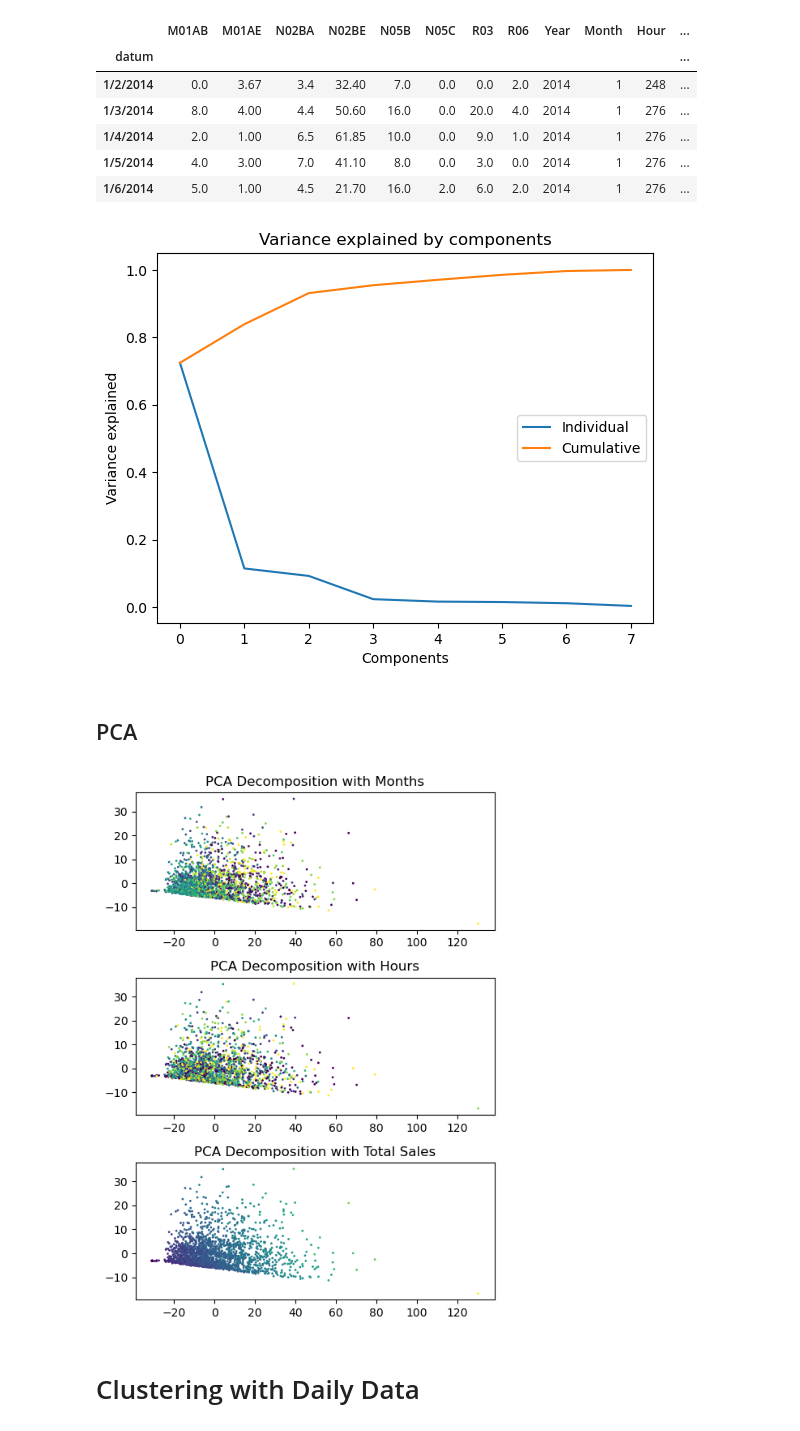
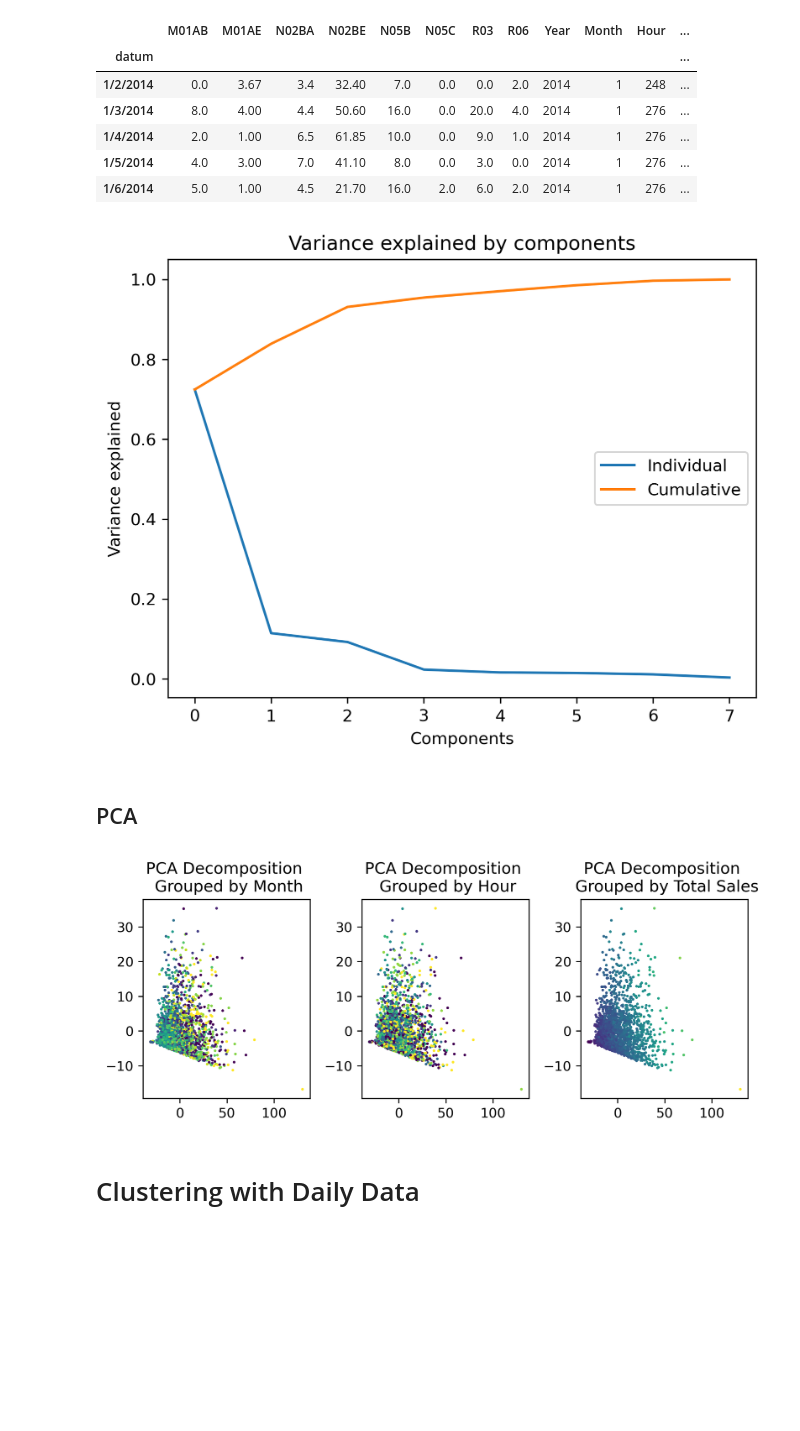
Before and after one commit to chloe-engler-hart/vol3_project, a Jupyter notebook: Scripts/2_clustering_daily.ipynb, the cells around one changed output. Drawn from its saved outputs; the diff is of its cells as text; code cells hidden in the pictures; blank space fills up the shorter version.

Commit message:
updated figures and changed file paths

```diff
--- a/Scripts/2_clustering_daily.ipynb
+++ b/Scripts/2_clustering_daily.ipynb
@@ -32,16 +32,17 @@ daily_centered[drug_list] = daily_centered[drug_list]\
 # Look at variance explained by the components
 pca = PCA(n_components=8)
 pca.fit(daily_centered[drug_list])
+plt.figure(dpi=300)
 plt.plot(pca.explained_variance_ratio_, label='Individual')
 plt.plot(np.cumsum(pca.explained_variance_ratio_), label='Cumulative')
 plt.title('Variance explained by components')
 plt.xlabel('Components')
 plt.ylabel('Variance explained')
 plt.legend()
-plt.savefig('../Figures/Figure_1.png')
+plt.savefig('../Figures/Supplementary_figure_1.png')
 plt.show()
 # %% [output]
-[figure, old version]
+[figure, new version]
 # %% [markdown]
 ## PCA
 # %%
@@ -49,33 +50,33 @@ sums = np.round(np.sum(daily[drug_list], axis=1))
 # %%
 # Perform PCA
 pca = PCA(n_components=2)
 pca.fit(daily_centered[drug_list])
 pca_daily_data = pca.transform(daily_centered[drug_list])
 
 # Show plot
-plt.figure(figsize=(5,7))
-plt.subplot(3,1,1)
+plt.figure(figsize=(7,3), dpi=300)
+plt.subplot(1,3,1)
 plt.scatter(pca_daily_data[:,0], pca_daily_data[:,1], s=1,
             c=list(daily['Month']))
-plt.title('PCA Decomposition with Months')
+plt.title('PCA Decomposition \n Grouped by Month')
 
 # Show plot
-plt.subplot(3,1,2)
+plt.subplot(1,3,2)
 plt.scatter(pca_daily_data[:,0], pca_daily_data[:,1], s=1,
             c=list(daily['Weekday Num']))
-plt.title('PCA Decomposition with Hours')
+plt.title('PCA Decomposition \n Grouped by Hour')
 
 # Show plot
-plt.subplot(3,1,3)
+plt.subplot(1,3,3)
 plt.scatter(pca_daily_data[:,0], pca_daily_data[:,1], s=1,
             c=sums)
-plt.title('PCA Decomposition with Total Sales')
+plt.title('PCA Decomposition \n Grouped by Total Sales')
 
 plt.tight_layout()
-plt.savefig('../Figures/Figure_2.png')
+plt.savefig('../Figures/Figure_3.png')
 plt.show()
 # %% [output]
-[figure, old version]
+[figure, new version]
 # %% [markdown]
 # Clustering with Daily Data
 # %%
```
Also changed, not shown: parts of 5 cells of this notebook, 1 other file.
